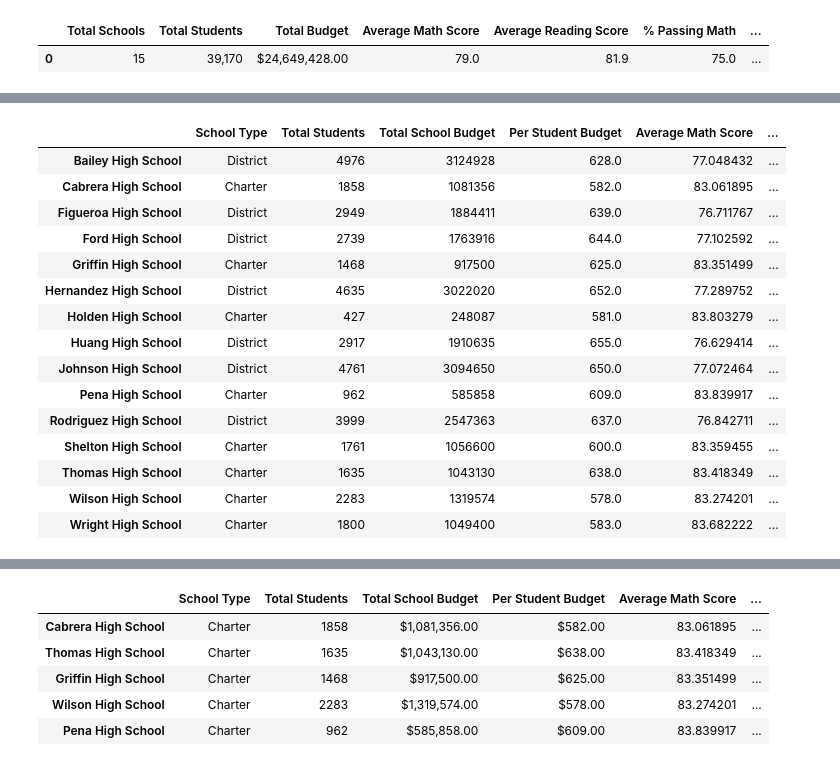
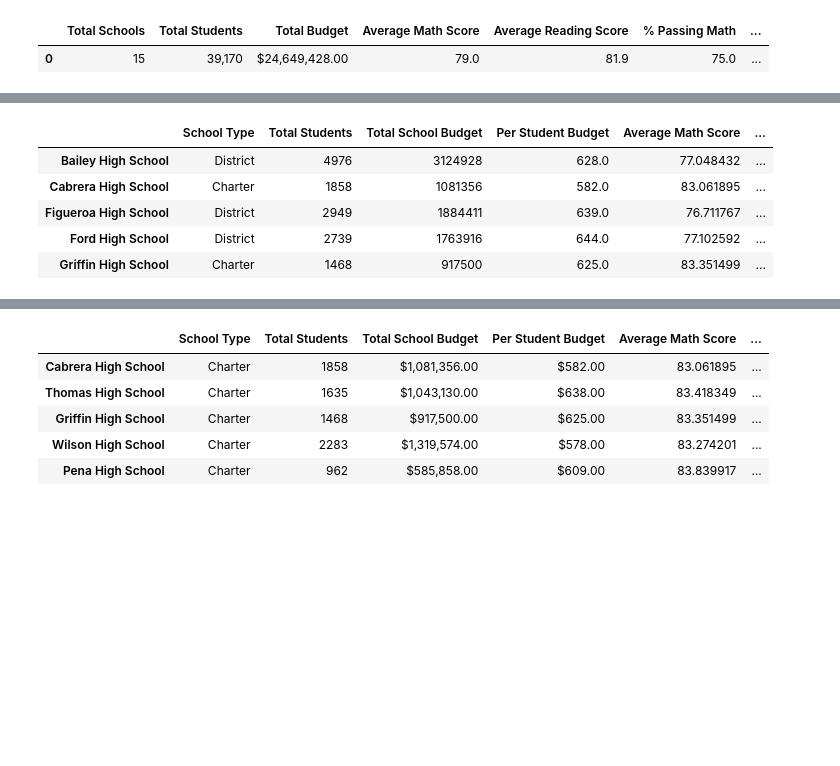
Before and after one commit to calistad/School_District_Analysis, a Jupyter notebook: PyCitySchools.ipynb, the cells around one changed output, grey strips where cells are left out. Drawn from its saved outputs; the diff is of its cells as text; code cells hidden in the pictures; blank space fills up the shorter version.

```diff
--- a/PyCitySchools.ipynb
+++ b/PyCitySchools.ipynb
@@ -219,33 +197,24 @@ per_overall_passing_percentage = per_passing_math_reading / per_school_counts *
 # %%
 # Adding a list of values with keys to create a new DataFrame.
 
 per_school_summary_df = pd.DataFrame({
              "School Type": per_school_types,
              "Total Students": per_school_counts,
              "Total School Budget": per_school_budget,
              "Per Student Budget": per_school_capita,
              "Average Math Score": per_school_math,
            "Average Reading Score": per_school_reading,
            "% Passing Math": per_school_passing_math,
            "% Passing Reading": per_school_passing_reading,
            "% Overall Passing": per_overall_passing_percentage})
-per_school_summary_df
+
+per_school_summary_df.head()
 # %% [output]
 |  | School Type | Total Students | Total School Budget | Per Student Budget | Average Math Score | ... |
 | Bailey High School | District | 4976 | 3124928 | 628.0 | 77.048432 | ... |
 | Cabrera High School | Charter | 1858 | 1081356 | 582.0 | 83.061895 | ... |
 | Figueroa High School | District | 2949 | 1884411 | 639.0 | 76.711767 | ... |
 | Ford High School | District | 2739 | 1763916 | 644.0 | 77.102592 | ... |
 | Griffin High School | Charter | 1468 | 917500 | 625.0 | 83.351499 | ... |
-| Hernandez High School | District | 4635 | 3022020 | 652.0 | 77.289752 | ... |
-| Holden High School | Charter | 427 | 248087 | 581.0 | 83.803279 | ... |
-| Huang High School | District | 2917 | 1910635 | 655.0 | 76.629414 | ... |
-| Johnson High School | District | 4761 | 3094650 | 650.0 | 77.072464 | ... |
-| Pena High School | Charter | 962 | 585858 | 609.0 | 83.839917 | ... |
-| Rodriguez High School | District | 3999 | 2547363 | 637.0 | 76.842711 | ... |
-| Shelton High School | Charter | 1761 | 1056600 | 600.0 | 83.359455 | ... |
-| Thomas High School | Charter | 1635 | 1043130 | 638.0 | 83.418349 | ... |
-| Wilson High School | Charter | 2283 | 1319574 | 578.0 | 83.274201 | ... |
-| Wright High School | Charter | 1800 | 1049400 | 583.0 | 83.682222 | ... |
 # %%
 # Format the Total School Budget and the Per Student Budget columns.
```
Also changed, not shown: parts of 31 cells of this notebook, 8 other files.
